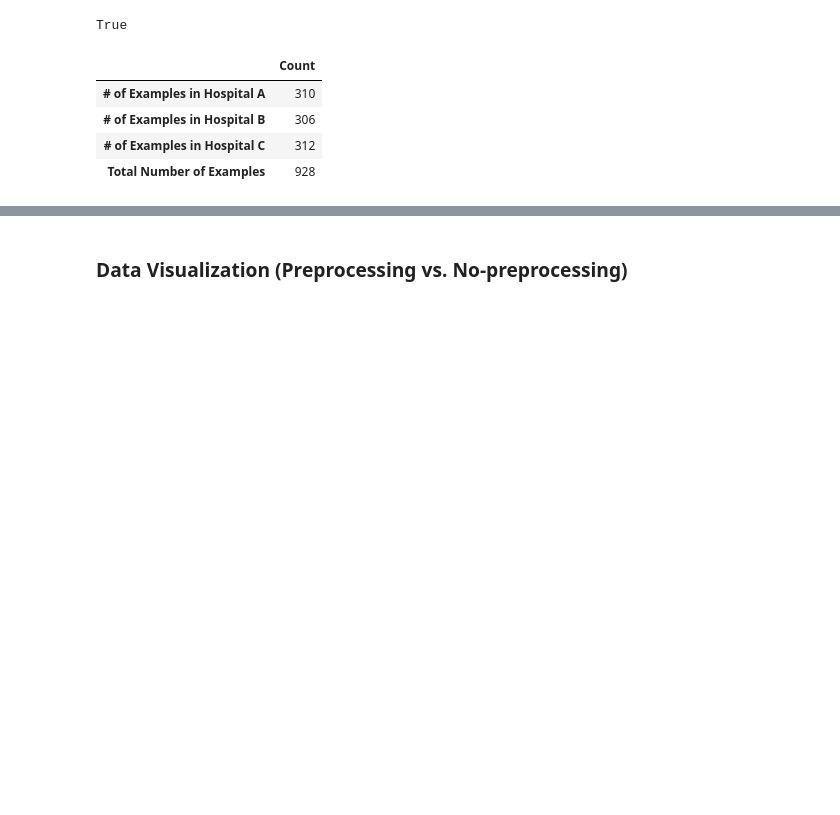
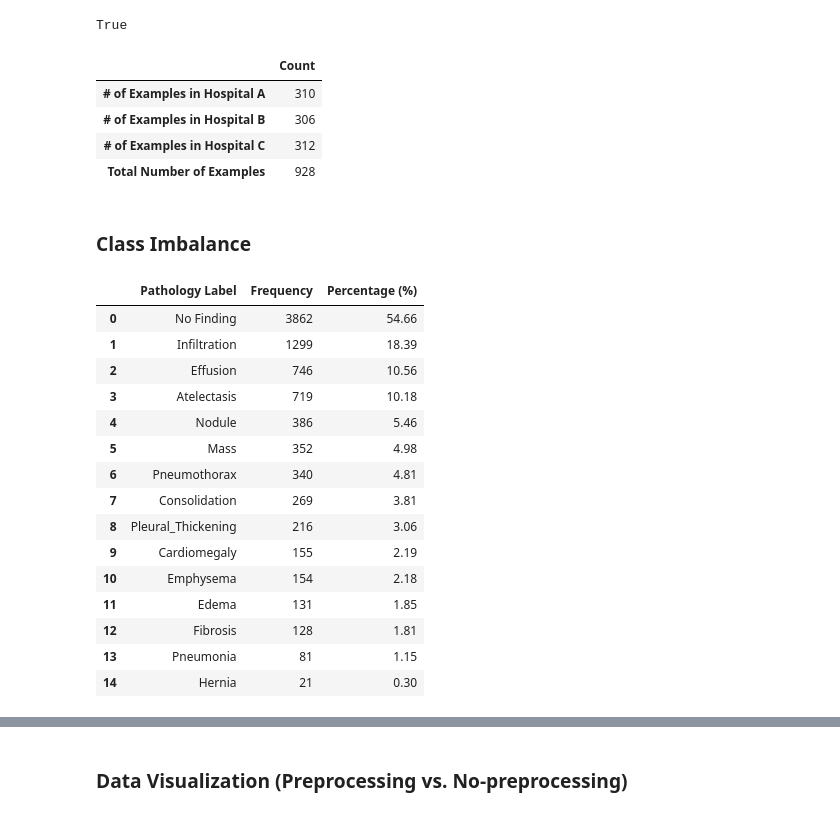
Before and after one commit to JasonCur1/Federated-Thoracic-Pathology-Classification, a Jupyter notebook: src/baseline/centralized_model.ipynb, the cells around one changed output, grey strips where cells are left out. Cells and saved outputs as stored; diff of their text form; code cells hidden in the pictures; blank space fills up the shorter version.

```diff
--- a/src/baseline/centralized_model.ipynb
+++ b/src/baseline/centralized_model.ipynb
@@ -82,3 +89,27 @@ True
 | # of Examples in Hospital B | 306 |
 | # of Examples in Hospital C | 312 |
 | Total Number of Examples | 928 |
+# %% [markdown]
+### Class Imbalance
+# %%
+label_distribution = df_train_combined['label'].explode().value_counts().reset_index()
+label_distribution.columns = ['Pathology Label', 'Frequency']
+label_distribution['Percentage (%)'] = (label_distribution['Frequency'] / len(df_train_combined) * 100).map(lambda x: f'{x:.2f}')
+label_distribution
+# %% [output]
+|  | Pathology Label | Frequency | Percentage (%) |
+| 0 | No Finding | 3862 | 54.66 |
+| 1 | Infiltration | 1299 | 18.39 |
+| 2 | Effusion | 746 | 10.56 |
+| 3 | Atelectasis | 719 | 10.18 |
+| 4 | Nodule | 386 | 5.46 |
+| 5 | Mass | 352 | 4.98 |
+| 6 | Pneumothorax | 340 | 4.81 |
+| 7 | Consolidation | 269 | 3.81 |
+| 8 | Pleural_Thickening | 216 | 3.06 |
+| 9 | Cardiomegaly | 155 | 2.19 |
+| 10 | Emphysema | 154 | 2.18 |
+| 11 | Edema | 131 | 1.85 |
+| 12 | Fibrosis | 128 | 1.81 |
+| 13 | Pneumonia | 81 | 1.15 |
+| 14 | Hernia | 21 | 0.30 |
```
Also changed, not shown: parts of 42 cells of this notebook, 5 other files.
